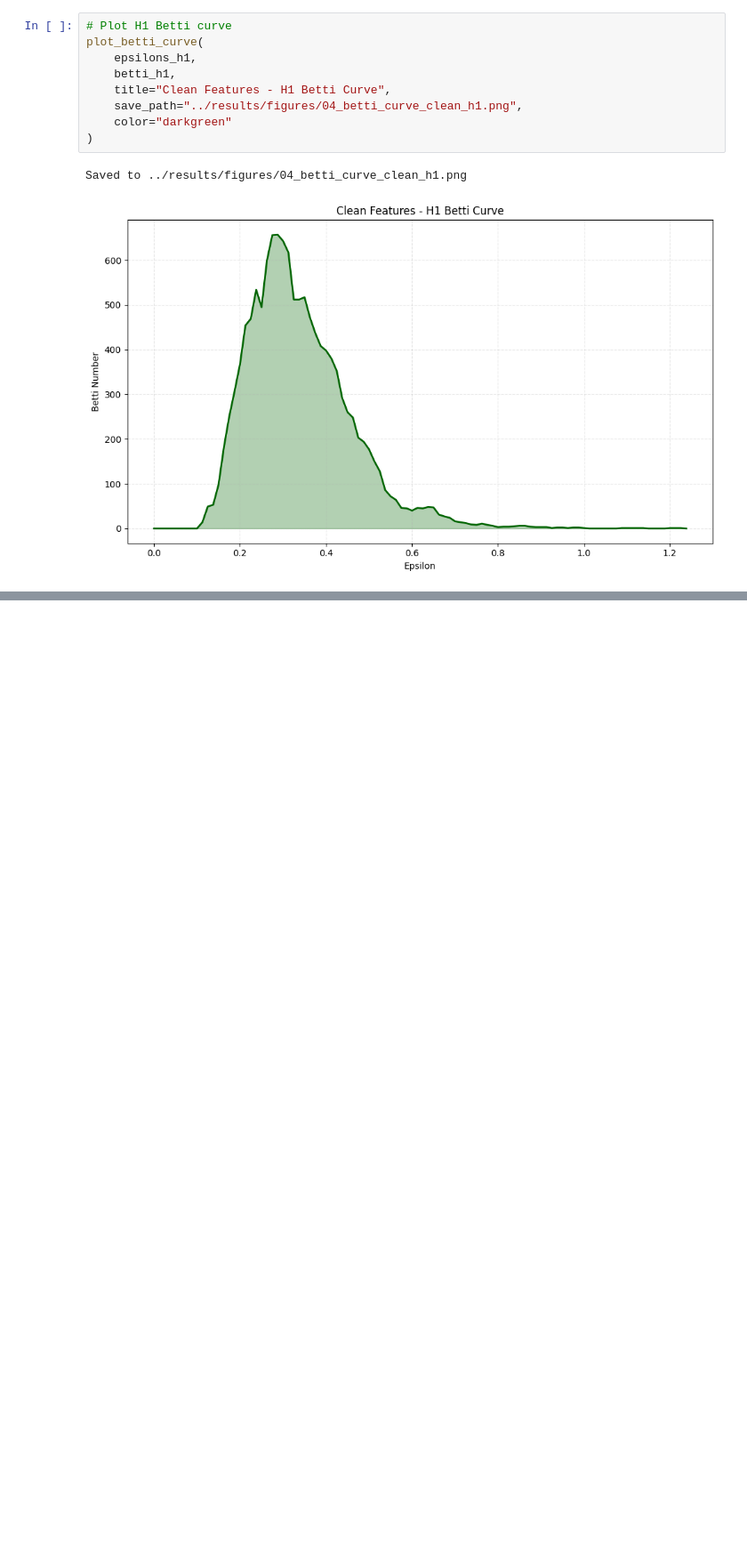
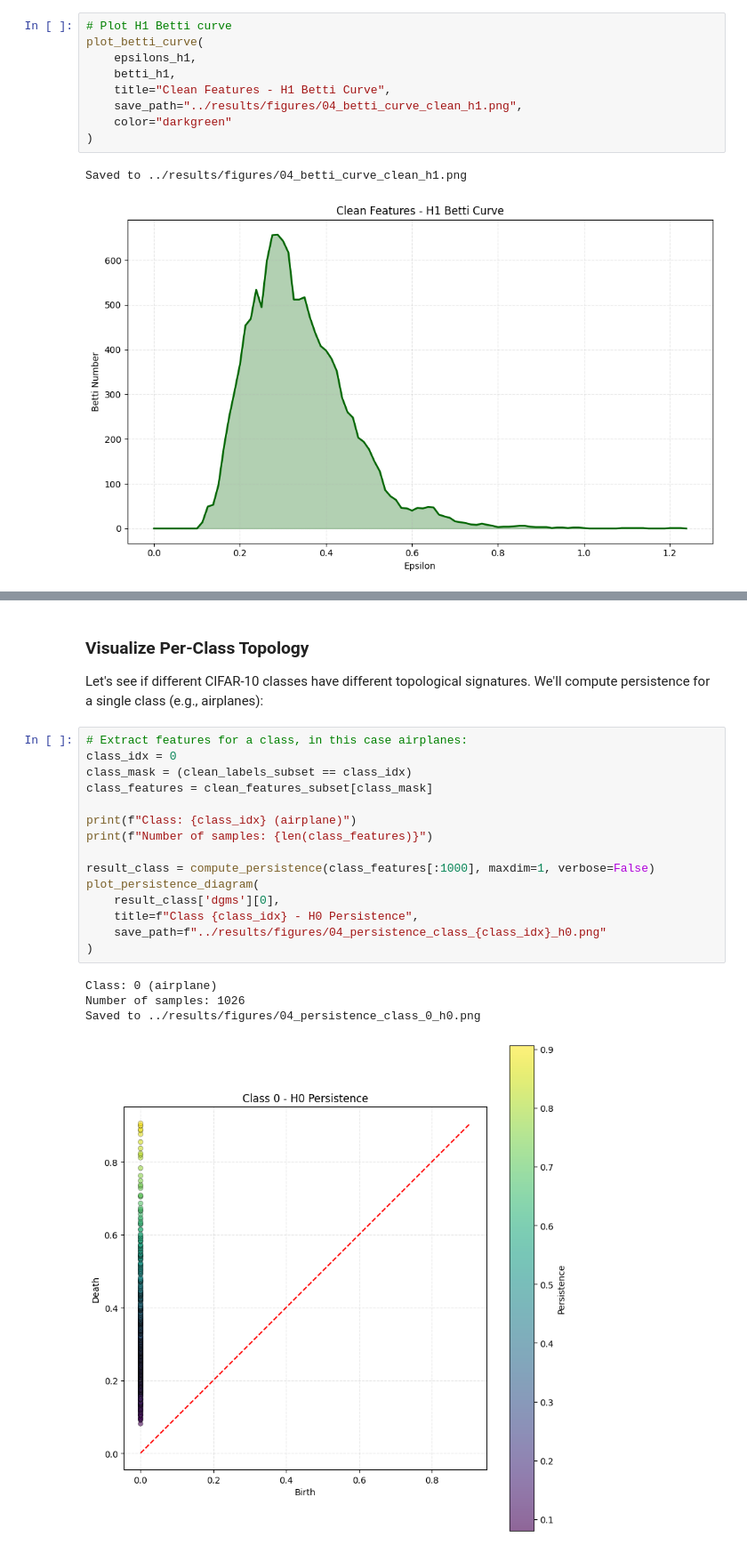
Before and after one commit to ShawarmaOnGit/tda-adversarial-detection, a Jupyter notebook: notebooks/04_tda_analysis.ipynb, the cells around one changed output, grey strips where cells are left out. Shown: that part at 89% size. Cells and saved outputs as stored; diff of their text form; blank space fills up the shorter version.

```diff
--- a/notebooks/04_tda_analysis.ipynb
+++ b/notebooks/04_tda_analysis.ipynb
@@ -210,0 +228,24 @@ Saved to ../results/figures/04_betti_curve_clean_h1.png
+# %% [markdown]
+### Visualize Per-Class Topology
+
+Let's see if different CIFAR-10 classes have different topological signatures. We'll compute persistence for a single class (e.g., airplanes):
+# %%
+# Extract features for a class, in this case airplanes:
+class_idx = 0
+class_mask = (clean_labels_subset == class_idx)
+class_features = clean_features_subset[class_mask]
+
+print(f"Class: {class_idx} (airplane)")
+print(f"Number of samples: {len(class_features)}")
+
+result_class = compute_persistence(class_features[:1000], maxdim=1, verbose=False)
+plot_persistence_diagram(
+    result_class['dgms'][0],
+    title=f"Class {class_idx} - H0 Persistence",
+    save_path=f"../results/figures/04_persistence_class_{class_idx}_h0.png"
+)
+# %% [output]
+Class: 0 (airplane)
+Number of samples: 1026
+Saved to ../results/figures/04_persistence_class_0_h0.png
+[figure, added]
```
Also changed, not shown: parts of 3 cells of this notebook, 1 other file.
